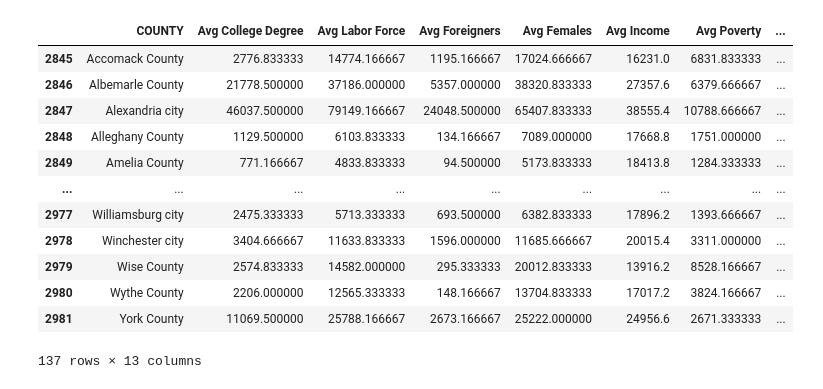
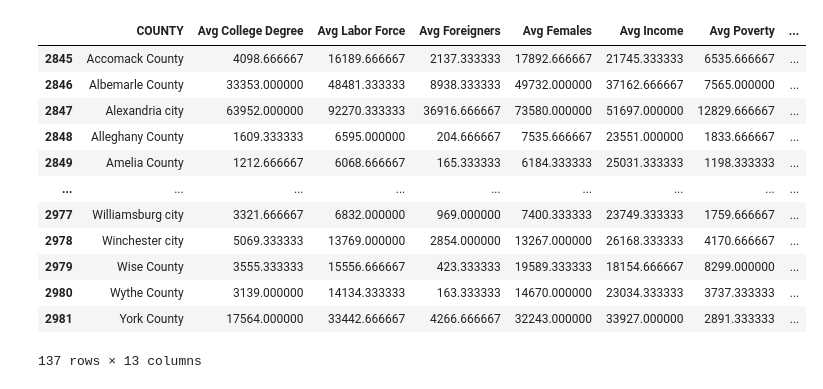
Before and after one commit to gsilver321/project_voting, a Jupyter notebook: voting_cleaning.ipynb, the cells around one changed output. Drawn from its saved outputs; the diff is of its cells as text; code cells hidden in the pictures.

Commit message:
Additional cleaning for county winners

```diff
--- a/voting_cleaning.ipynb
+++ b/voting_cleaning.ipynb
@@ -25,95 +69,96 @@ vdf = pd.read_csv('project_voting/data/voting_VA.csv')
 # %%
 df_avg = pd.DataFrame(tsdf["COUNTY"])
 
+# Start demographic time series at year 2000 since that's when voting data starts:
 # num of 25+ y.o. college-educated citizens in Virginia counties over time
-df_edu = tsdf.loc[:, ["B69AC1970", "B69AC1980", "B69AC1990", "B69AC2000", "B69AC125", "B69AC195"]]
+df_edu = tsdf.loc[:, ["B69AC2000", "B69AC125", "B69AC195"]]
 df_edu = df_edu.apply(pd.to_numeric)
 
 # num of 16+ y.o. workers in Virginia counties over time
-df_work = tsdf.loc[:, ["B84AA1970", "B84AA1980", "B84AA1990", "B84AA2000", "B84AA125", "B84AA195"]]
+df_work = tsdf.loc[:, ["B84AA2000", "B84AA125", "B84AA195"]]
 df_work = df_work.apply(pd.to_numeric)
 
 # num of foreign-born citizens in Virginia counties over time
-df_foreign = tsdf.loc[:, ["AT5AB1970", "AT5AB1980", "AT5AB1990", "AT5AB2000", "AT5AB125", "AT5AB195"]]
+df_foreign = tsdf.loc[:, ["AT5AB2000", "AT5AB125", "AT5AB195"]]
 df_foreign = df_foreign.apply(pd.to_numeric)
 
 # num of female citizens in Virginia counties over time
-df_female = tsdf.loc[:, ["AV1AB1970", "AV1AB1980", "AV1AB1990", "AV1AB2000", "AV1AB125", "AV1AB195"]]
+df_female = tsdf.loc[:, ["AV1AB2000", "AV1AB125", "AV1AB195"]]
 df_female = df_female.apply(pd.to_numeric)
 
 # per capita income in Virginia counties over time
-df_income = tsdf.loc[:, ["BD5AA1980", "BD5AA1990", "BD5AA2000", "BD5AA125", "BD5AA195"]]
+df_income = tsdf.loc[:, ["BD5AA2000", "BD5AA125", "BD5AA195"]]
 df_income = df_income.apply(pd.to_numeric)
 
 # num of citizens below poverty line in Virginia counties over time
-df_poverty = tsdf.loc[:, ["CL6AA1970", "CL6AA1980", "CL6AA1990", "CL6AA2000", "CL6AA125", "CL6AA195"]]
+df_poverty = tsdf.loc[:, ["CL6AA2000", "CL6AA125", "CL6AA195"]]
 df_poverty = df_poverty.apply(pd.to_numeric)
 
 # num of citizens in rural areas in Virginia counties over time
-df_rural = tsdf2.loc[:, ["A57AD1970", "A57AD1980", "A57AD1990", "A57AD2000", "A57AD2010"]]
+df_rural = tsdf2.loc[:, ["A57AD2000", "A57AD2010"]]
 df_rural = df_rural.apply(pd.to_numeric)
 
 # num of black or african american citizens in Virginia counties over time
-df_black = tsdf2.loc[:, ["B18AB1970", "B18AB1980", "B18AB1990", "B18AB2000", "B18AB2010", "B18AB2020"]]
+df_black = tsdf2.loc[:, ["B18AB2000", "B18AB2010", "B18AB2020"]]
 df_black = df_black.apply(pd.to_numeric)
 
 # num of hispanic or latinx citizens in Virginia counties over time
-df_latinx = tsdf2.loc[:, ["A35AA1970", "A35AA1980", "A35AA1990", "A35AA2000", "A35AA2010", "A35AA2020"]]
+df_latinx = tsdf2.loc[:, ["A35AA2000", "A35AA2010", "A35AA2020"]]
 df_latinx = df_latinx.apply(pd.to_numeric)
 
 # num of aapi citizens in Virginia counties over time
-df_aapi = tsdf2.loc[:, ["B18AD1970", "B18AD1980", "B18AD1990", "B18AD2000", "B18AD2010", "B18AD2020"]]
+df_aapi = tsdf2.loc[:, ["B18AD2000", "B18AD2010", "B18AD2020"]]
 df_aapi = df_aapi.apply(pd.to_numeric)
 
 # num of never married citizens in Virginia counties over time
-df_marry_male = tsdf2.loc[:, ["BL1AA1970", "BL1AA1980", "BL1AA1990", "BL1AA2000"]]
+df_marry_male = tsdf2.loc[:, ["BL1AA2000"]]
 df_marry_male = df_marry_male.apply(pd.to_numeric)
-df_marry_male = df_marry_male.rename(columns={"BL1AA1970": "1970", "BL1AA1980": "1980", "BL1AA1990": "1990", "BL1AA2000": "2000"})
-df_marry_female = tsdf2.loc[:, ["BL1AG1970", "BL1AG1980", "BL1AG1990", "BL1AG2000"]]
+df_marry_male = df_marry_male.rename(columns={"BL1AA2000": "2000"})
+df_marry_female = tsdf2.loc[:, ["BL1AG2000"]]
 df_marry_female = df_marry_female.apply(pd.to_numeric)
-df_marry_female = df_marry_female.rename(columns={"BL1AG1970": "1970", "BL1AG1980": "1980", "BL1AG1990": "1990", "BL1AG2000": "2000"})
+df_marry_female = df_marry_female.rename(columns={"BL1AG2000": "2000"})
 df_marry = df_marry_male.add(df_marry_female)
 
 # num of 65+ y.o. citizens in Virginia counties over time
-df_65 = tsdf2.loc[:, ["B57AP1970", "B57AP1980", "B57AP1990", "B57AP2000", "B57AP2010"]]
+df_65 = tsdf2.loc[:, ["B57AP2000", "B57AP2010"]]
 df_65 = df_65.apply(pd.to_numeric)
-df_65 = df_65.rename(columns={"B57AP1970": "1970", "B57AP1980": "1980", "B57AP1990": "1990", "B57AP2000": "2000", "B57AP2010": "2010"})
-df_75 = tsdf2.loc[:, ["B57AQ1970", "B57AQ1980", "B57AQ1990", "B57AQ2000", "B57AQ2010"]]
+df_65 = df_65.rename(columns={"B57AP2000": "2000", "B57AP2010": "2010"})
+df_75 = tsdf2.loc[:, ["B57AQ2000", "B57AQ2010"]]
 df_75 = df_75.apply(pd.to_numeric)
-df_75 = df_75.rename(columns={"B57AQ1970": "1970", "B57AQ1980": "1980", "B57AQ1990": "1990", "B57AQ2000": "2000", "B57AQ2010": "2010"})
-df_85 = tsdf2.loc[:, ["B57AR1970", "B57AR1980", "B57AR1990", "B57AR2000", "B57AR2010"]]
+df_75 = df_75.rename(columns={"B57AQ2000": "2000", "B57AQ2010": "2010"})
+df_85 = tsdf2.loc[:, ["B57AR2000", "B57AR2010"]]
 df_85 = df_85.apply(pd.to_numeric)
-df_85 = df_85.rename(columns={"B57AR1970": "1970", "B57AR1980": "1980", "B57AR1990": "1990", "B57AR2000": "2000", "B57AR2010": "2010"})
+df_85 = df_85.rename(columns={"B57AR2000": "2000", "B57AR2010": "2010"})
 df_over_65 = df_65.add(df_75).add(df_85)
 
 # summarize time series for later model
 df_avg["Avg College Degree"] = df_edu.mean(axis=1).values
 df_avg["Avg Labor Force"] = df_work.mean(axis=1).values
 df_avg["Avg Foreigners"] = df_foreign.mean(axis=1).values
 df_avg["Avg Females"] = df_female.mean(axis=1).values
 df_avg["Avg Income"] = df_income.mean(axis=1).values
 df_avg["Avg Poverty"] = df_poverty.mean(axis=1).values
 df_avg["Avg Rural"] = df_rural.mean(axis=1).values
 df_avg["Avg Black or African American"] = df_black.mean(axis=1).values
 df_avg["Avg Latinx"] = df_latinx.mean(axis=1).values
 df_avg["Avg AAPI"] = df_aapi.mean(axis=1).values
 df_avg["Avg Never Married"] = df_marry.mean(axis=1).values
 df_avg["Avg 65+"] = df_over_65.mean(axis=1).values
 
 df_avg
 # %% [output]
 |  | COUNTY | Avg College Degree | Avg Labor Force | Avg Foreigners | Avg Females | Avg Income | Avg Poverty | ... |
-| 2845 | Accomack County | 2776.833333 | 14774.166667 | 1195.166667 | 17024.666667 | 16231.0 | 6831.833333 | ... |
-| 2846 | Albemarle County | 21778.500000 | 37186.000000 | 5357.000000 | 38320.833333 | 27357.6 | 6379.666667 | ... |
-| 2847 | Alexandria city | 46037.500000 | 79149.166667 | 24048.500000 | 65407.833333 | 38555.4 | 10788.666667 | ... |
-| 2848 | Alleghany County | 1129.500000 | 6103.833333 | 134.166667 | 7089.000000 | 17668.8 | 1751.000000 | ... |
-| 2849 | Amelia County | 771.166667 | 4833.833333 | 94.500000 | 5173.833333 | 18413.8 | 1284.333333 | ... |
+| 2845 | Accomack County | 4098.666667 | 16189.666667 | 2137.333333 | 17892.666667 | 21745.333333 | 6535.666667 | ... |
+| 2846 | Albemarle County | 33353.000000 | 48481.333333 | 8938.333333 | 49732.000000 | 37162.666667 | 7565.000000 | ... |
+| 2847 | Alexandria city | 63952.000000 | 92270.333333 | 36916.666667 | 73580.000000 | 51697.000000 | 12829.666667 | ... |
+| 2848 | Alleghany County | 1609.333333 | 6595.000000 | 204.666667 | 7535.666667 | 23551.000000 | 1833.666667 | ... |
+| 2849 | Amelia County | 1212.666667 | 6068.666667 | 165.333333 | 6184.333333 | 25031.333333 | 1198.333333 | ... |
 | ... | ... | ... | ... | ... | ... | ... | ... | ... |
-| 2977 | Williamsburg city | 2475.333333 | 5713.333333 | 693.500000 | 6382.833333 | 17896.2 | 1393.666667 | ... |
-| 2978 | Winchester city | 3404.666667 | 11633.833333 | 1596.000000 | 11685.666667 | 20015.4 | 3311.000000 | ... |
-| 2979 | Wise County | 2574.833333 | 14582.000000 | 295.333333 | 20012.833333 | 13916.2 | 8528.166667 | ... |
-| 2980 | Wythe County | 2206.000000 | 12565.333333 | 148.166667 | 13704.833333 | 17017.2 | 3824.166667 | ... |
-| 2981 | York County | 11069.500000 | 25788.166667 | 2673.166667 | 25222.000000 | 24956.6 | 2671.333333 | ... |
+| 2977 | Williamsburg city | 3321.666667 | 6832.000000 | 969.000000 | 7400.333333 | 23749.333333 | 1759.666667 | ... |
+| 2978 | Winchester city | 5069.333333 | 13769.000000 | 2854.000000 | 13267.000000 | 26168.333333 | 4170.666667 | ... |
+| 2979 | Wise County | 3555.333333 | 15556.666667 | 423.333333 | 19589.333333 | 18154.666667 | 8299.000000 | ... |
+| 2980 | Wythe County | 3139.000000 | 14134.333333 | 163.333333 | 14670.000000 | 23034.333333 | 3737.333333 | ... |
+| 2981 | York County | 17564.000000 | 33442.666667 | 4266.666667 | 32243.000000 | 33927.000000 | 2891.333333 | ... |
 137 rows × 13 columns
 # %%
 for v in df_avg.columns:
```
Also changed, not shown: parts of 7 cells of this notebook.
